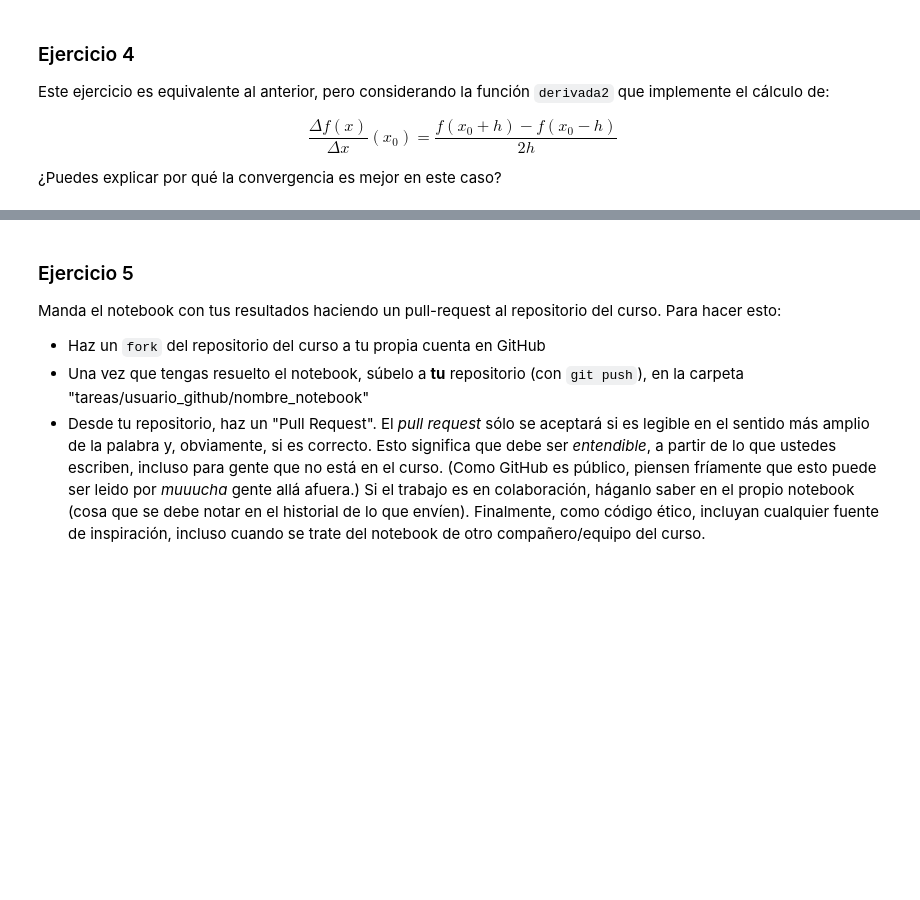
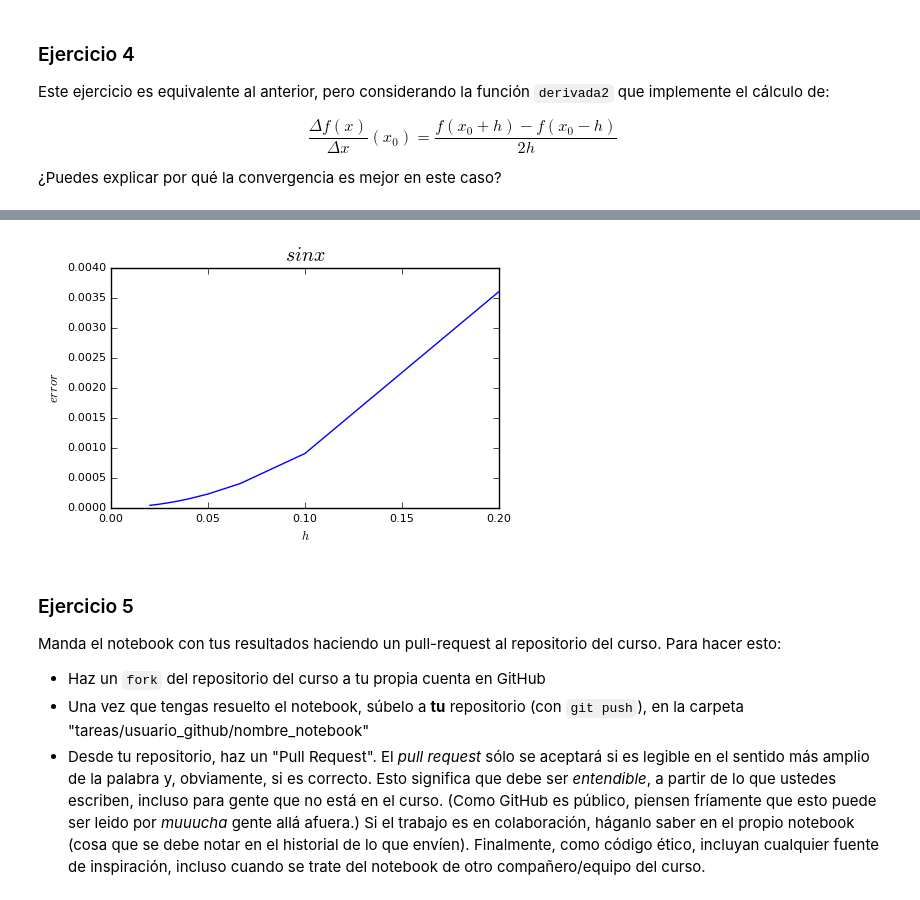
Before and after one commit to lbenet/2016-1_Temas_Selectos_Fisica_Computacional, a Jupyter notebook: ejercicios/1-EjerciciosJulia.ipynb, the cells around one changed output, grey strips where cells are left out. Saved outputs shown, nothing was run; the diff lists cells and outputs as text; code cells hidden in the pictures; blank space fills up the shorter version.

```diff
--- a/ejercicios/1-EjerciciosJulia.ipynb
+++ b/ejercicios/1-EjerciciosJulia.ipynb
@@ -210,3 +242,32 @@ El error es 0.5188340063613694
+# %%
+f(x) = sin(x)
+fprima(x) = cos(x)
+
+function derivada2(x_0,h=0.2)
+    (f(x_0+h)-f(x_0-h))/(2*h)
+end
+
+H = zeros(10)
+ERR = zeros(10)
+
+for i in 10:10:100
+    h = 2/i
+    derivada = derivada2(1,h)
+    err = abs(fprima(1)-derivada2(1,h))
+    H[i/10] = h
+    ERR[i/10] = err
+end
+# %%
+figure(figsize=(5,3))
+plot(H,ERR)
+title(L"sin x")
+#ylim(0,0.2)
+xlabel(L"h", fontsize = 9)
+ylabel(L"error", fontsize = 9)
+xticks(fontsize = 8)
+yticks(fontsize = 8);
+# %% [output]
+[figure, added]
 # %% [markdown]
 ### Ejercicio 5
 
```
Also changed, not shown: parts of 13 cells of this notebook.
